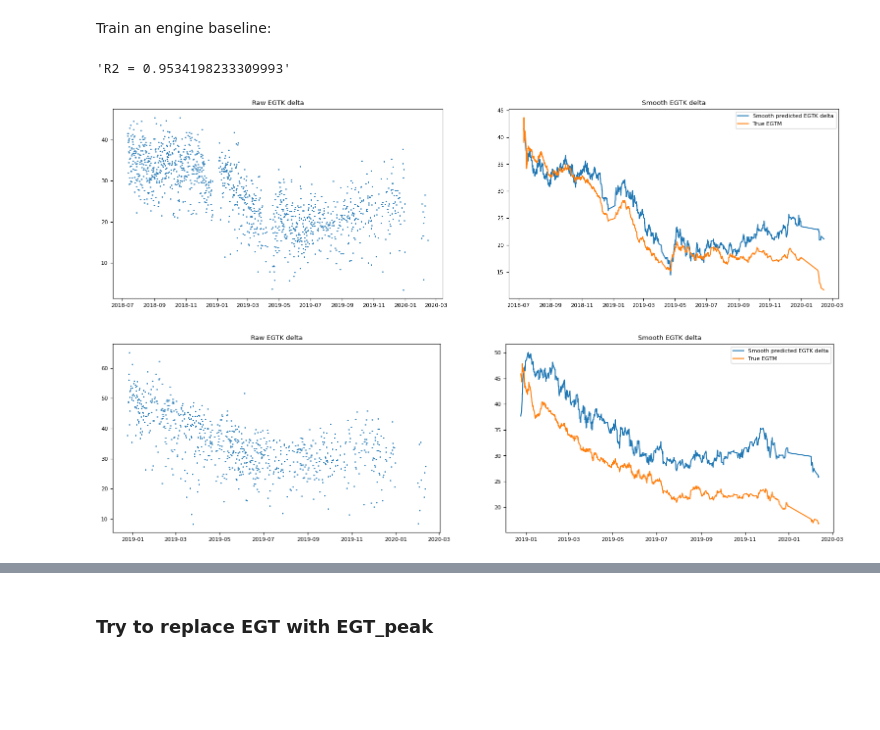
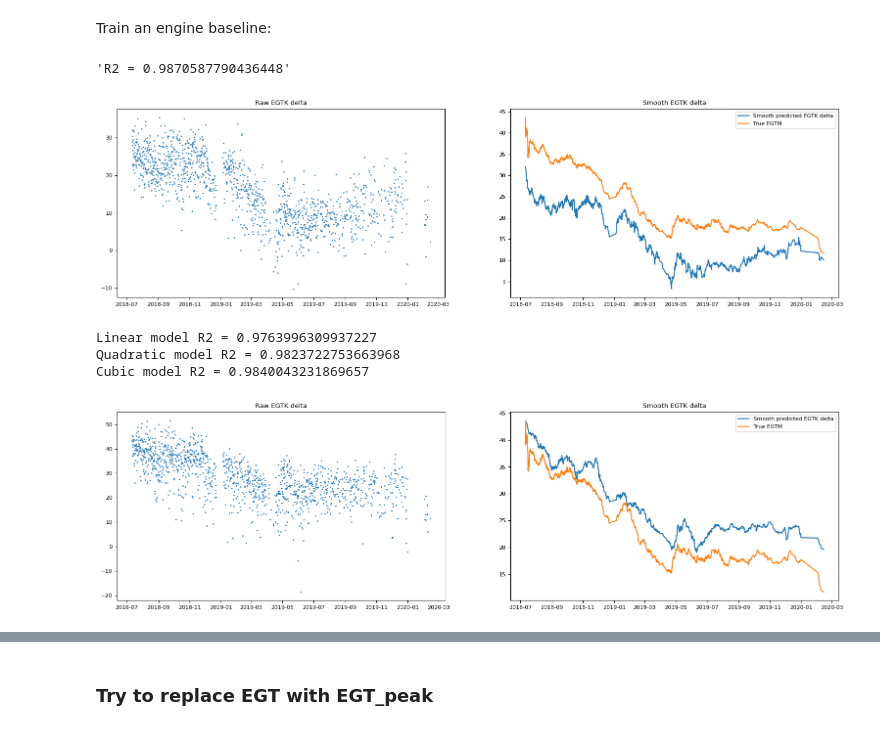
Before and after one commit to skeptlk/ecm, a Jupyter notebook: ex11_deltas.ipynb, the cells around one changed output, grey strips where cells are left out. Saved outputs shown, nothing was run; the diff lists cells and outputs as text; code cells hidden in the pictures; blank space fills up the shorter version.

```diff
--- a/ex11_deltas.ipynb
+++ b/ex11_deltas.ipynb
@@ -73,18 +105,21 @@ Train an engine baseline:
 from sklearn.linear_model import LinearRegression
 from sklearn.metrics import r2_score
 
+sub = data[(data['pos'] == 2) & (data['acnum'] == 'VQ-BDU')][:30]
+
 model = LinearRegression()
-model.fit(data[['n1ak']], data['egtk'])
+model.fit(sub[['n1ak']], sub['egtk'])
 
-pred = model.predict(data[['n1ak']])
+pred = model.predict(sub[['n1ak']])
 
-r2 = r2_score(data['egtk'],  pred)
+r2 = r2_score(sub['egtk'],  pred)
 
 f"R2 = {r2}"
 # %% [output]
-'R2 = 0.9534198233309993'
+'R2 = 0.9870587790436448'
 # %%
-sub = data[data['pos'] == 2]
+sub = data[(data['pos'] == 2) & (data['acnum'] == 'VQ-BDU')]
+
 baseline = model.predict(sub[['n1ak']])
 delta = baseline - sub['egtk'] + 26
 
@@ -101,24 +136,62 @@ axs[1].legend(['Smooth predicted EGTK delta', 'True EGTM'])
 
 plt.show()
 # %% [output]
-[figure, old version]
+[figure, new version]
+# %%
+from sklearn.linear_model import LinearRegression
+from sklearn.metrics import r2_score
+from sklearn.preprocessing import PolynomialFeatures
+from sklearn.pipeline import make_pipeline
+
+sub = data[(data['pos'] == 2) & (data['acnum'] == 'VQ-BDU')][:30]
+
+model = LinearRegression()
+model.fit(sub[['n1a_peak_k']], sub['egt_peak_k'])
+
+pred = model.predict(sub[['n1a_peak_k']])
+
+r2 = r2_score(sub['egt_peak_k'],  pred)
+
+print(f"Linear model R2 = {r2}")
+
+model = make_pipeline(PolynomialFeatures(2), LinearRegression())
+model.fit(sub[['n1a_peak_k']], sub['egt_peak_k'])
+
+pred = model.predict(sub[['n1a_peak_k']])
+
+r2 = r2_score(sub['egt_peak_k'],  pred)
+
+print(f"Quadratic model R2 = {r2}")
+
+model = make_pipeline(PolynomialFeatures(3), LinearRegression())
+model.fit(sub[['n1a_peak_k']], sub['egt_peak_k'])
+
+pred = model.predict(sub[['n1a_peak_k']])
+
+r2 = r2_score(sub['egt_peak_k'],  pred)
+
+print(f"Cubic model R2 = {r2}")
+# %% [output]
+Linear model R2 = 0.9763996309937227
+Quadratic model R2 = 0.9823722753663968
+Cubic model R2 = 0.9840043231869657
 # %%
-data_bgu = correct(bgu)
-sub = data_bgu[data_bgu['pos'] == 2]
-baseline = model.predict(sub[['n1ak']])
-delta = baseline - sub['egtk'] + 26
+sub = data[(data['pos'] == 2) & (data['acnum'] == 'VQ-BDU')]
+
+baseline = model.predict(sub[['n1a_peak_k']])
+delta = baseline - sub['egt_peak_k'] + 40
 
 fig, axs = plt.subplots(1, 2)
 fig.set_size_inches(19, 5)
 
 axs[0].scatter(sub['reportts'],  delta, s=1)
 axs[0].set_title('Raw EGTK delta')
 
-axs[1].plot(sub['reportts'], smooth(delta, alpha=0.08))
+axs[1].plot(sub['reportts'], smooth(delta, alpha=0.03))
 axs[1].plot(sub['reportts'], sub['egtm'])
 axs[1].set_title('Smooth EGTK delta')
 axs[1].legend(['Smooth predicted EGTK delta', 'True EGTM'])
 
 plt.show()
 # %% [output]
-[figure, old version]
+[figure, new version]
```
Also changed, not shown: parts of 19 cells of this notebook, 4 other files.
